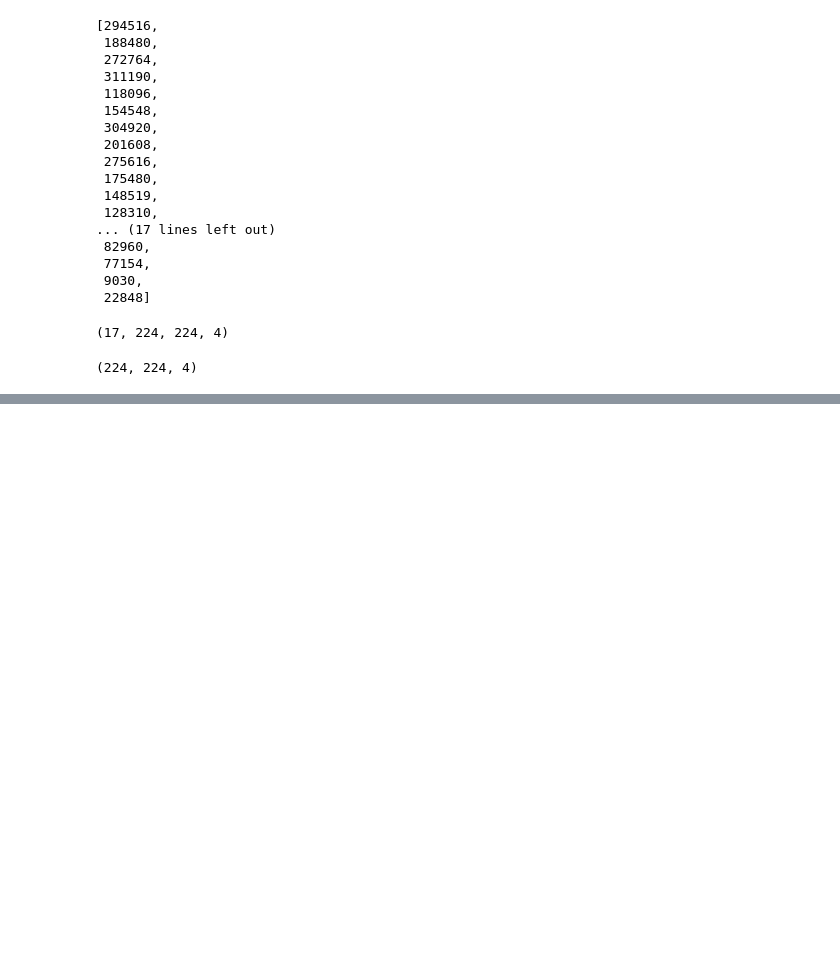
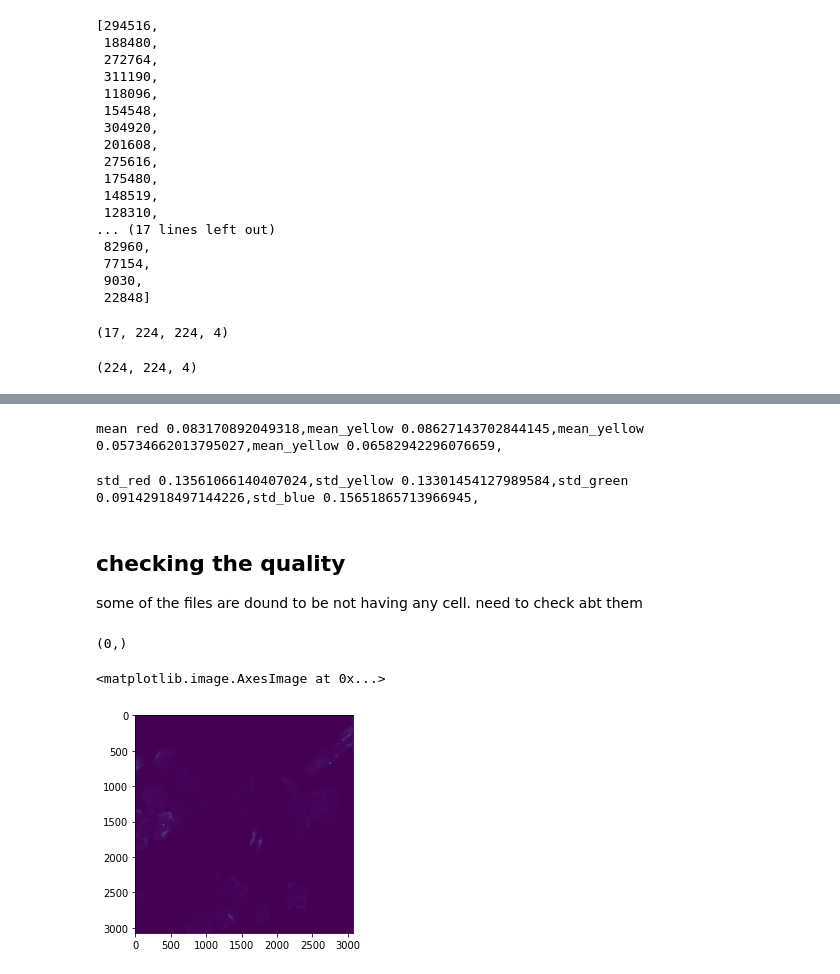
Before and after one commit to yuvaramsingh94/human_protein_atlas, a Jupyter notebook: code/initial_cell_segmentation.ipynb, the cells around one changed output, grey strips where cells are left out. Drawn from its saved outputs; the diff is of its cells as text; code cells hidden in the pictures; blank space fills up the shorter version.

```diff
--- a/code/initial_cell_segmentation.ipynb
+++ b/code/initial_cell_segmentation.ipynb
@@ -142,0 +385,29 @@ plt.imshow(train_x[0][:,:,1])
+# %%
+print(f'mean red {mean_red.mean()},mean_yellow {mean_yellow.mean()},mean_yellow {mean_green.mean()},mean_yellow {mean_blue.mean()},')
+# %% [output]
+mean red 0.083170892049318,mean_yellow 0.08627143702844145,mean_yellow 0.05734662013795027,mean_yellow 0.06582942296076659,
+# %%
+print(f'std_red {std_red.mean()},std_yellow {std_yellow.mean()},std_green {std_green.mean()},std_blue {std_blue.mean()},')
+# %% [output]
+std_red 0.13561066140407024,std_yellow 0.13301454127989584,std_green 0.09142918497144226,std_blue 0.15651865713966945,
+# %% [markdown]
+## checking the quality
+
+some of the files are dound to be not having any cell. need to check abt them
+# %%
+hdf5_file = h5py.File('../data/train_h5_224/8f17b5f4-bbae-11e8-b2ba-ac1f6b6435d0.hdf5',"r")
+train_x = hdf5_file['train_img'][...]
+print(train_x.shape)
+# %% [output]
+(0,)
+# %%
+im_tok = '21f3ec6a-bbb6-11e8-b2ba-ac1f6b6435d0'
+img_red    = imageio.imread(os.path.join('../data/train',f'{im_tok}_red.png'))
+img_yellow = imageio.imread(os.path.join('../data/train',f'{im_tok}_yellow.png'))
+img_green  = imageio.imread(os.path.join('../data/train',f'{im_tok}_green.png'))
+img_blue   = imageio.imread(os.path.join('../data/train',f'{im_tok}_blue.png'))
+# %%
+plt.imshow(img_green)
+# %% [output]
+<matplotlib.image.AxesImage at 0x...>
+[figure, added]
```
Also changed, not shown: parts of 40 cells of this notebook, 7 other files.
